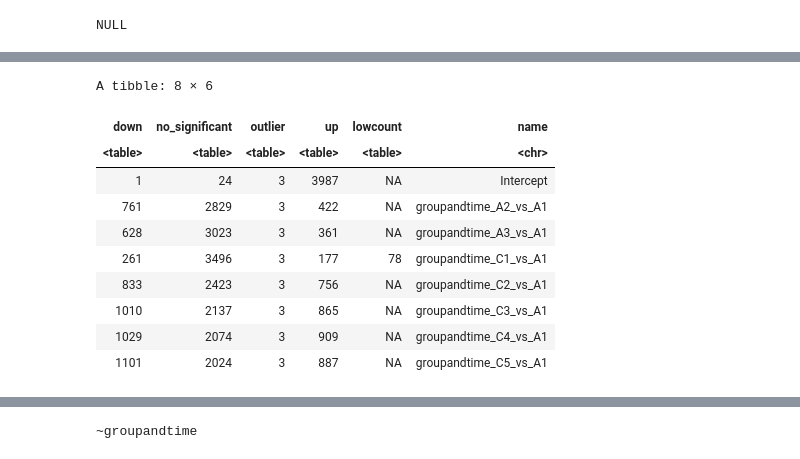
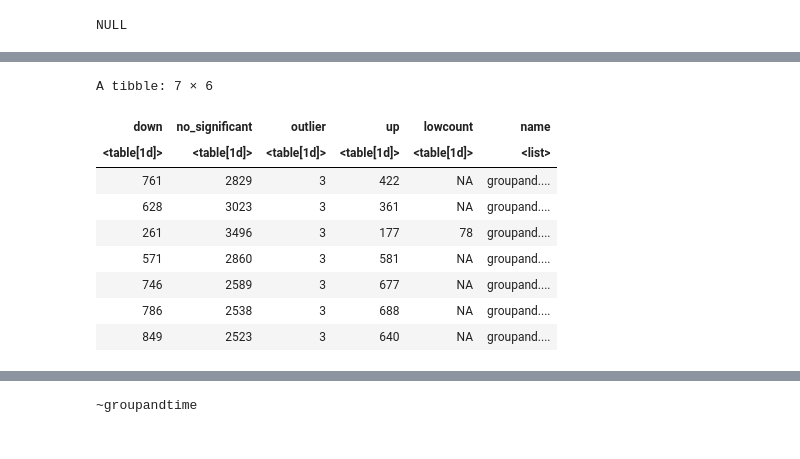
Before and after one commit to wosnat/CC1A3, a Jupyter notebook: RNASEQ/CC1A3 RNASEQ 1A3 DESeq.ipynb, the cells around one changed output, grey strips where cells are left out. Cells and saved outputs as stored; diff of their text form; code cells hidden in the pictures.

```diff
--- a/RNASEQ/CC1A3 RNASEQ 1A3 DESeq.ipynb
+++ b/RNASEQ/CC1A3 RNASEQ 1A3 DESeq.ipynb
@@ -626,8 +624,10 @@ low counts [2]     : 0, 0%
 NULL
 # %%
 sum_dds <- function(name) {
-    res = results(dds, name=name)
-    sum = table(as.data.frame(res) %>% mutate(na_pvalue = is.na(pvalue),
+    res = results(dds, contrast=name)
+    sum = table(as.data.frame(res) %>% mutate(
+           contrast = paste0(name[2],'vs', name[3]),
+        na_pvalue = is.na(pvalue),
                na_padj = is.na(padj),
                significant = padj < 0.1,
                direction = if_else(log2FoldChange > 0, 'up', 'down'),
@@ -659,3 +659,15 @@ get_dds <- function(name) {
 }
 # %%
 results_names = resultsNames(dds)
+
+
+contrasts_to_check = list (
+    c('groupandtime','A2','A1'),
+    c('groupandtime','A3','A1'),
+    c('groupandtime','C1','A1'),
+    c('groupandtime','C2','C1'),
+    c('groupandtime','C3','C1'),
+    c('groupandtime','C4','C1'),
+    c('groupandtime','C5','C1')
+)
+contrasts_to_check
@@ -662,17 +695,16 @@ results_names = resultsNames(dds)
 # %%
 #bind_rows(
-sum_df = lapply(results_names, sum_dds) %>% bind_rows
-sum_df$name = results_names
+sum_df = lapply(contrasts_to_check, sum_dds) %>% bind_rows
+sum_df$name= contrasts_to_check
 sum_df
 # %% [output]
-A tibble: 8 × 6
+A tibble: 7 × 6
 | down | no_significant | outlier | up | lowcount | name |
-| <table> | <table> | <table> | <table> | <table> | <chr> |
-| 1 | 24 | 3 | 3987 | NA | Intercept |
-| 761 | 2829 | 3 | 422 | NA | groupandtime_A2_vs_A1 |
-| 628 | 3023 | 3 | 361 | NA | groupandtime_A3_vs_A1 |
-| 261 | 3496 | 3 | 177 | 78 | groupandtime_C1_vs_A1 |
-| 833 | 2423 | 3 | 756 | NA | groupandtime_C2_vs_A1 |
-| 1010 | 2137 | 3 | 865 | NA | groupandtime_C3_vs_A1 |
-| 1029 | 2074 | 3 | 909 | NA | groupandtime_C4_vs_A1 |
-| 1101 | 2024 | 3 | 887 | NA | groupandtime_C5_vs_A1 |
+| <table[1d]> | <table[1d]> | <table[1d]> | <table[1d]> | <table[1d]> | <list> |
+| 761 | 2829 | 3 | 422 | NA | groupand.... |
+| 628 | 3023 | 3 | 361 | NA | groupand.... |
+| 261 | 3496 | 3 | 177 | 78 | groupand.... |
+| 571 | 2860 | 3 | 581 | NA | groupand.... |
+| 746 | 2589 | 3 | 677 | NA | groupand.... |
+| 786 | 2538 | 3 | 688 | NA | groupand.... |
+| 849 | 2523 | 3 | 640 | NA | groupand.... |
```
Also changed, not shown: parts of 9 cells of this notebook, 6 other files.
